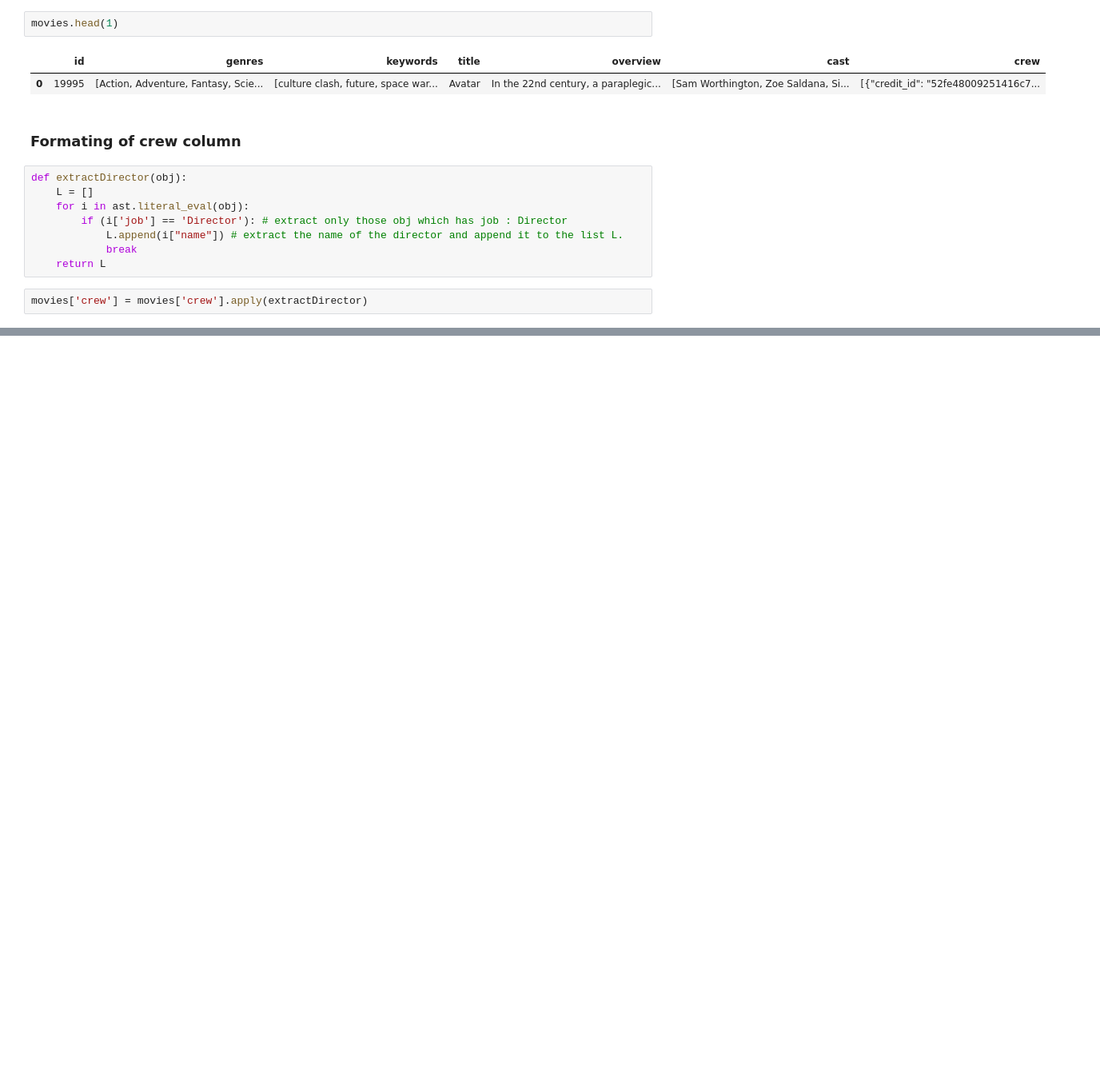
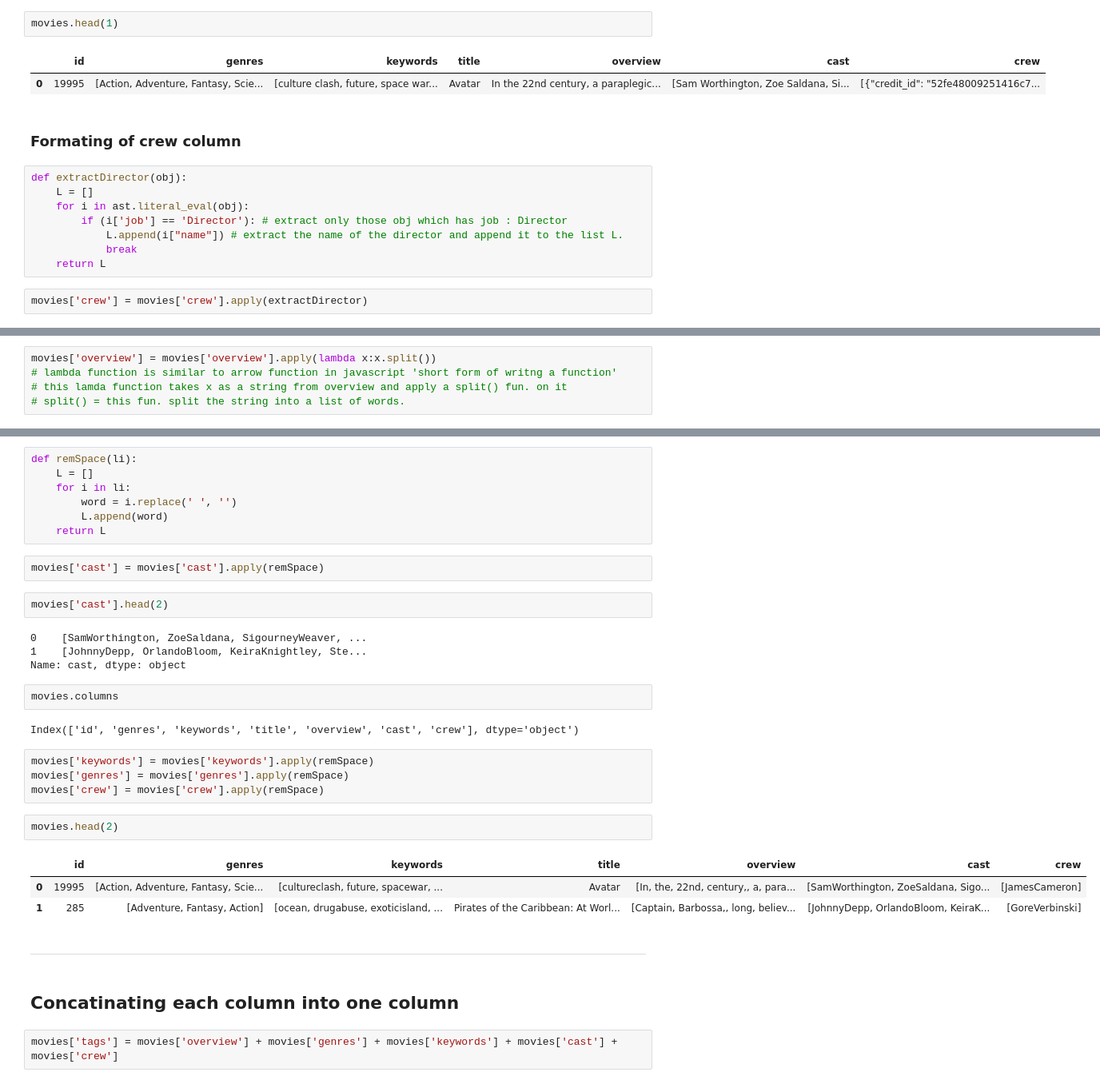
Before and after one commit to Junaidk007/MovieRecomendationSys, a Jupyter notebook: movieRecSys.ipynb, the cells around one changed output, grey strips where cells are left out. Shown at 80% size. Saved outputs shown, nothing was run; the diff lists cells and outputs as text; blank space fills up the shorter version.

```diff
--- a/movieRecSys.ipynb
+++ b/movieRecSys.ipynb
@@ -175,0 +201,5 @@ movies.head(3)
+# %%
+movies['overview'] = movies['overview'].apply(lambda x:x.split())
+# lambda function is similar to arrow function in javascript 'short form of writng a function'
+# this lamda function takes x as a string from overview and apply a split() fun. on it
+# split() = this fun. split the string into a list of words.
@@ -175,0 +240,35 @@ movies.head(3)
+# %%
+def remSpace(li):
+    L = []
+    for i in li:
+        word = i.replace(' ', '')
+        L.append(word)
+    return L
+# %%
+movies['cast'] = movies['cast'].apply(remSpace)
+# %%
+movies['cast'].head(2)
+# %% [output]
+0    [SamWorthington, ZoeSaldana, SigourneyWeaver, ...
+1    [JohnnyDepp, OrlandoBloom, KeiraKnightley, Ste...
+Name: cast, dtype: object
+# %%
+movies.columns
+# %% [output]
+Index(['id', 'genres', 'keywords', 'title', 'overview', 'cast', 'crew'], dtype='object')
+# %%
+movies['keywords'] = movies['keywords'].apply(remSpace)
+movies['genres'] = movies['genres'].apply(remSpace)
+movies['crew'] = movies['crew'].apply(remSpace)
+# %%
+movies.head(2)
+# %% [output]
+|  | id | genres | keywords | title | overview | cast | crew |
+| 0 | 19995 | [Action, Adventure, Fantasy, Scie... | [cultureclash, future, spacewar, ... | Avatar | [In, the, 22nd, century,, a, para... | [SamWorthington, ZoeSaldana, Sigo... | [JamesCameron] |
+| 1 | 285 | [Adventure, Fantasy, Action] | [ocean, drugabuse, exoticisland, ... | Pirates of the Caribbean: At Worl... | [Captain, Barbossa,, long, believ... | [JohnnyDepp, OrlandoBloom, KeiraK... | [GoreVerbinski] |
+# %% [markdown]
+---
+# %% [markdown]
+## Concatinating each column into one column
+# %%
+movies['tags'] = movies['overview'] + movies['genres'] + movies['keywords'] + movies['cast'] + movies['crew']
```
Also changed, not shown: parts of 17 cells of this notebook.
